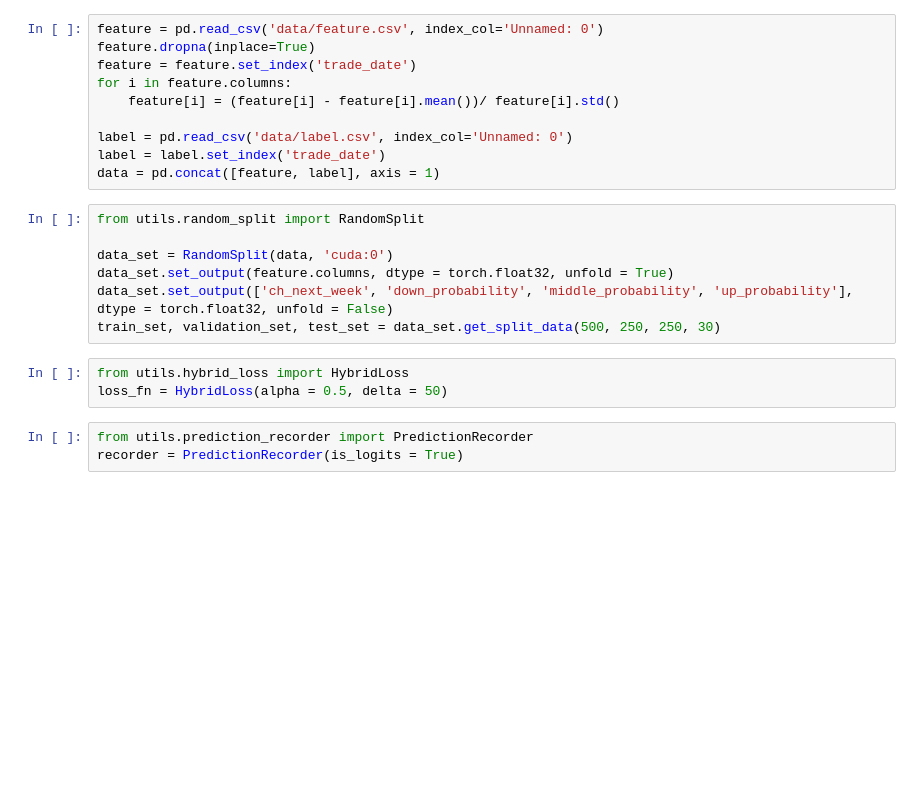
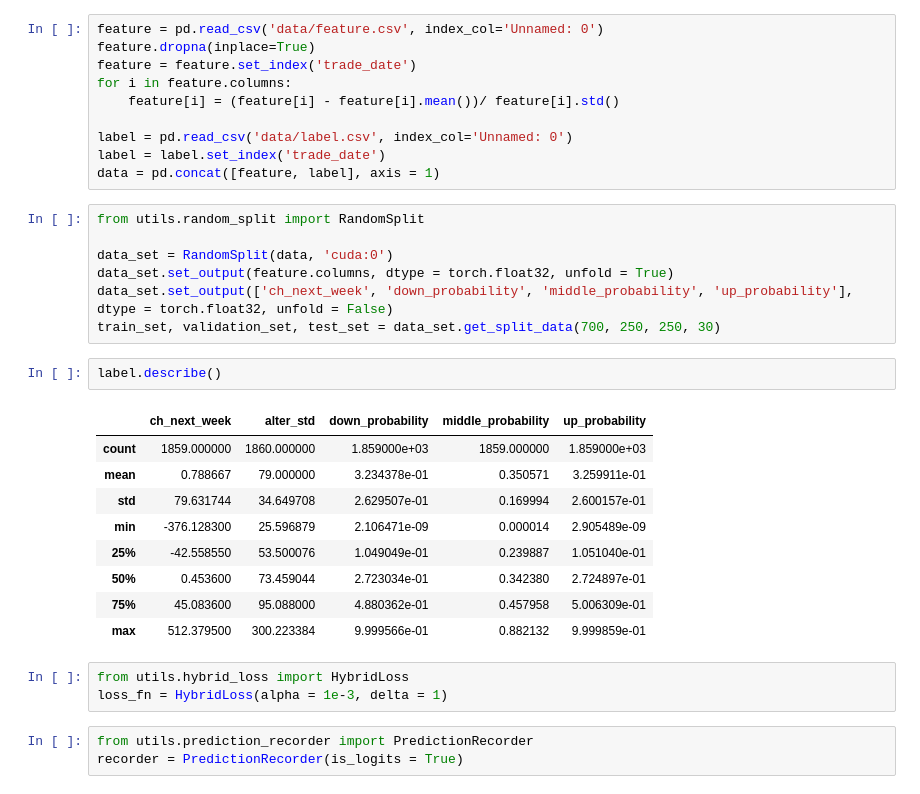
Before and after one commit to FerdinandEoverm/Index_Future_Prediction, a Jupyter notebook: framework/7. BaselineModel-LSTM.ipynb, the cells around one changed output. Drawn from its saved outputs; the diff is of its cells as text; blank space fills up the shorter version.

```diff
--- a/framework/7. BaselineModel-LSTM.ipynb
+++ b/framework/7. BaselineModel-LSTM.ipynb
@@ -29,10 +30,22 @@ from utils.random_split import RandomSplit
 data_set = RandomSplit(data, 'cuda:0')
 data_set.set_output(feature.columns, dtype = torch.float32, unfold = True)
 data_set.set_output(['ch_next_week', 'down_probability', 'middle_probability', 'up_probability'], dtype = torch.float32, unfold = False)
-train_set, validation_set, test_set = data_set.get_split_data(500, 250, 250, 30)
+train_set, validation_set, test_set = data_set.get_split_data(700, 250, 250, 30)
+# %%
+label.describe()
+# %% [output]
+|  | ch_next_week | alter_std | down_probability | middle_probability | up_probability |
+| count | 1859.000000 | 1860.000000 | 1.859000e+03 | 1859.000000 | 1.859000e+03 |
+| mean | 0.788667 | 79.000000 | 3.234378e-01 | 0.350571 | 3.259911e-01 |
+| std | 79.631744 | 34.649708 | 2.629507e-01 | 0.169994 | 2.600157e-01 |
+| min | -376.128300 | 25.596879 | 2.106471e-09 | 0.000014 | 2.905489e-09 |
+| 25% | -42.558550 | 53.500076 | 1.049049e-01 | 0.239887 | 1.051040e-01 |
+| 50% | 0.453600 | 73.459044 | 2.723034e-01 | 0.342380 | 2.724897e-01 |
+| 75% | 45.083600 | 95.088000 | 4.880362e-01 | 0.457958 | 5.006309e-01 |
+| max | 512.379500 | 300.223384 | 9.999566e-01 | 0.882132 | 9.999859e-01 |
 # %%
 from utils.hybrid_loss import HybridLoss
-loss_fn = HybridLoss(alpha = 0.5, delta = 50)
+loss_fn = HybridLoss(alpha = 1e-3, delta = 1)
 # %%
 from utils.prediction_recorder import PredictionRecorder
 recorder = PredictionRecorder(is_logits = True)
```
Also changed, not shown: parts of 10 cells of this notebook, 3 other files.
